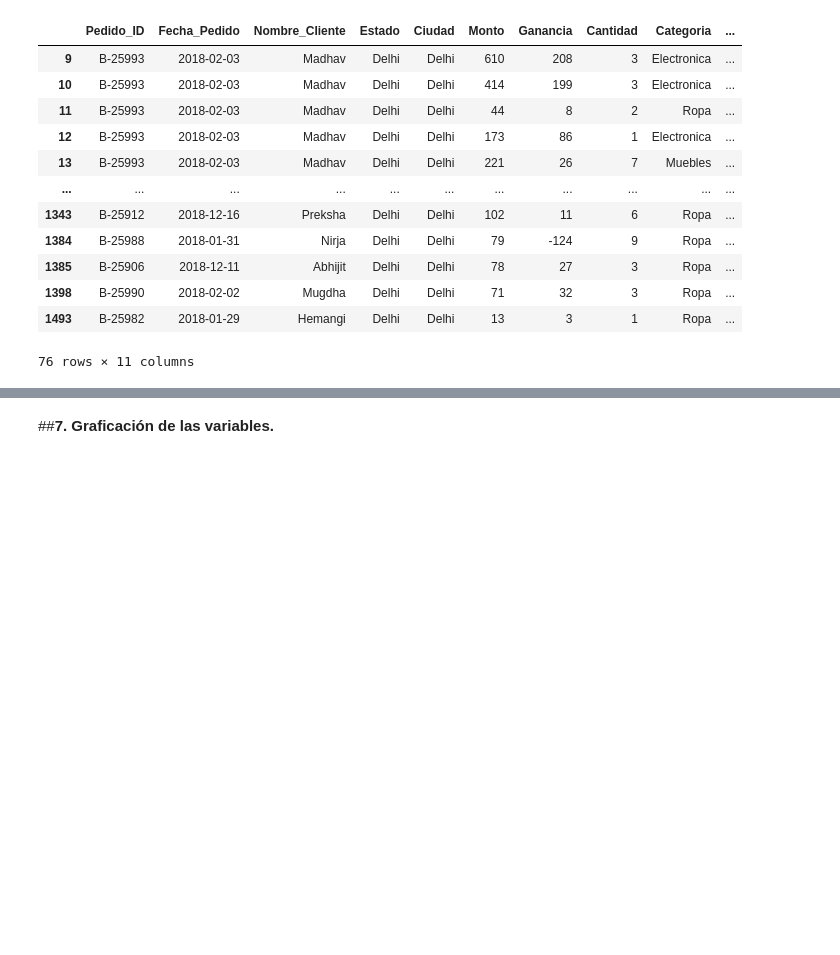
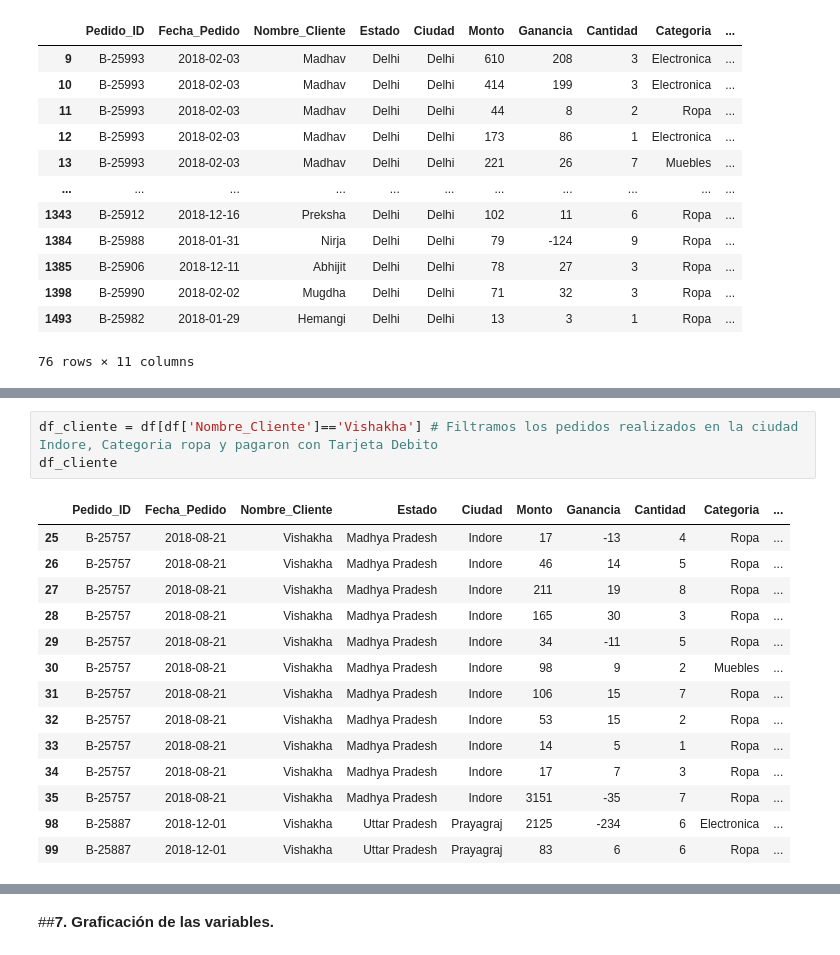
Before and after one commit to piothi/EAN, a Jupyter notebook: Encuentro_Final.ipynb, the cells around one changed output, grey strips where cells are left out. Drawn from its saved outputs; the diff is of its cells as text; blank space fills up the shorter version.

```diff
--- a/Encuentro_Final.ipynb
+++ b/Encuentro_Final.ipynb
@@ -350,0 +382,18 @@ df_filtro # Mostramos el DataFrame Filtrado.
+# %%
+df_cliente = df[df['Nombre_Cliente']=='Vishakha'] # Filtramos los pedidos realizados en la ciudad Indore, Categoria ropa y pagaron con Tarjeta Debito
+df_cliente
+# %% [output]
+|  | Pedido_ID | Fecha_Pedido | Nombre_Cliente | Estado | Ciudad | Monto | Ganancia | Cantidad | Categoria | ... |
+| 25 | B-25757 | 2018-08-21 | Vishakha | Madhya Pradesh | Indore | 17 | -13 | 4 | Ropa | ... |
+| 26 | B-25757 | 2018-08-21 | Vishakha | Madhya Pradesh | Indore | 46 | 14 | 5 | Ropa | ... |
+| 27 | B-25757 | 2018-08-21 | Vishakha | Madhya Pradesh | Indore | 211 | 19 | 8 | Ropa | ... |
+| 28 | B-25757 | 2018-08-21 | Vishakha | Madhya Pradesh | Indore | 165 | 30 | 3 | Ropa | ... |
+| 29 | B-25757 | 2018-08-21 | Vishakha | Madhya Pradesh | Indore | 34 | -11 | 5 | Ropa | ... |
+| 30 | B-25757 | 2018-08-21 | Vishakha | Madhya Pradesh | Indore | 98 | 9 | 2 | Muebles | ... |
+| 31 | B-25757 | 2018-08-21 | Vishakha | Madhya Pradesh | Indore | 106 | 15 | 7 | Ropa | ... |
+| 32 | B-25757 | 2018-08-21 | Vishakha | Madhya Pradesh | Indore | 53 | 15 | 2 | Ropa | ... |
+| 33 | B-25757 | 2018-08-21 | Vishakha | Madhya Pradesh | Indore | 14 | 5 | 1 | Ropa | ... |
+| 34 | B-25757 | 2018-08-21 | Vishakha | Madhya Pradesh | Indore | 17 | 7 | 3 | Ropa | ... |
+| 35 | B-25757 | 2018-08-21 | Vishakha | Madhya Pradesh | Indore | 3151 | -35 | 7 | Ropa | ... |
+| 98 | B-25887 | 2018-12-01 | Vishakha | Uttar Pradesh | Prayagraj | 2125 | -234 | 6 | Electronica | ... |
+| 99 | B-25887 | 2018-12-01 | Vishakha | Uttar Pradesh | Prayagraj | 83 | 6 | 6 | Ropa | ... |
```
Also changed, not shown: parts of 6 cells of this notebook.
